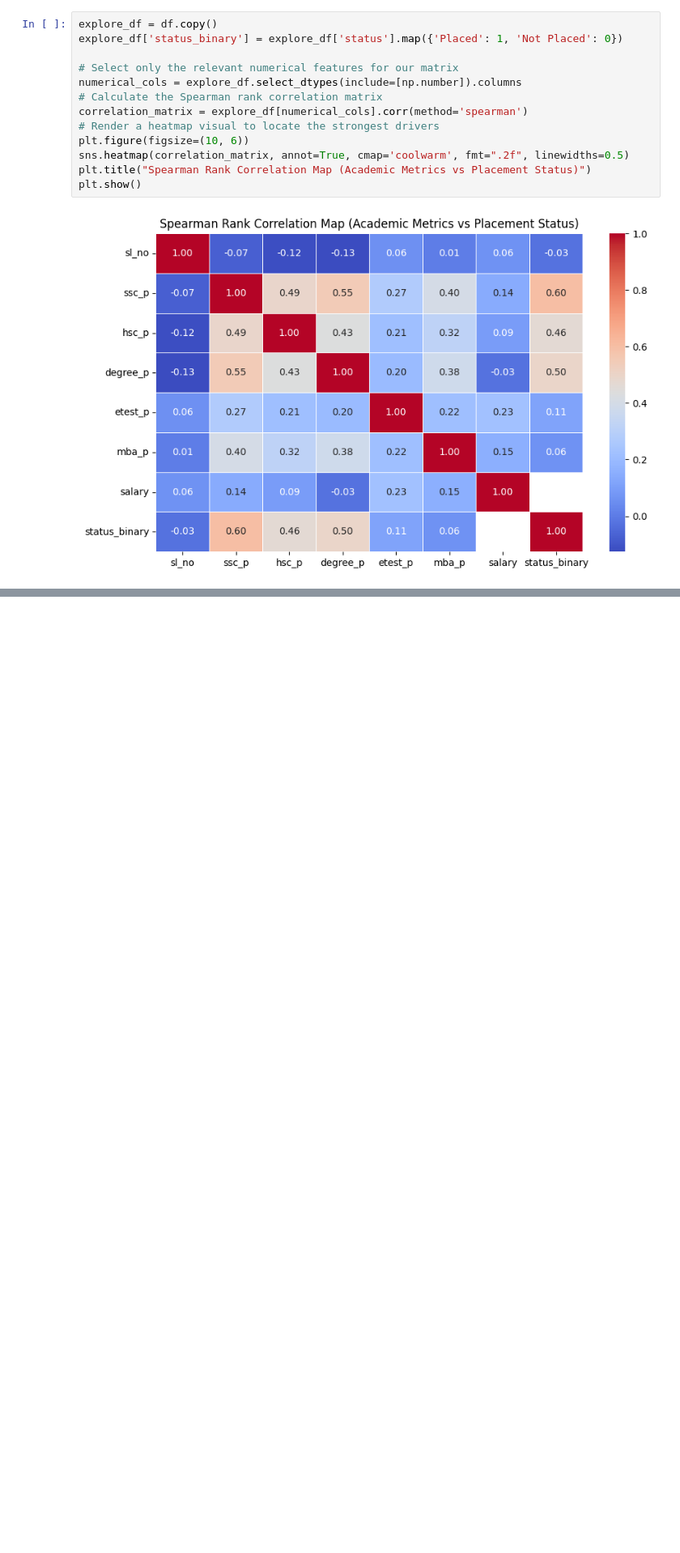
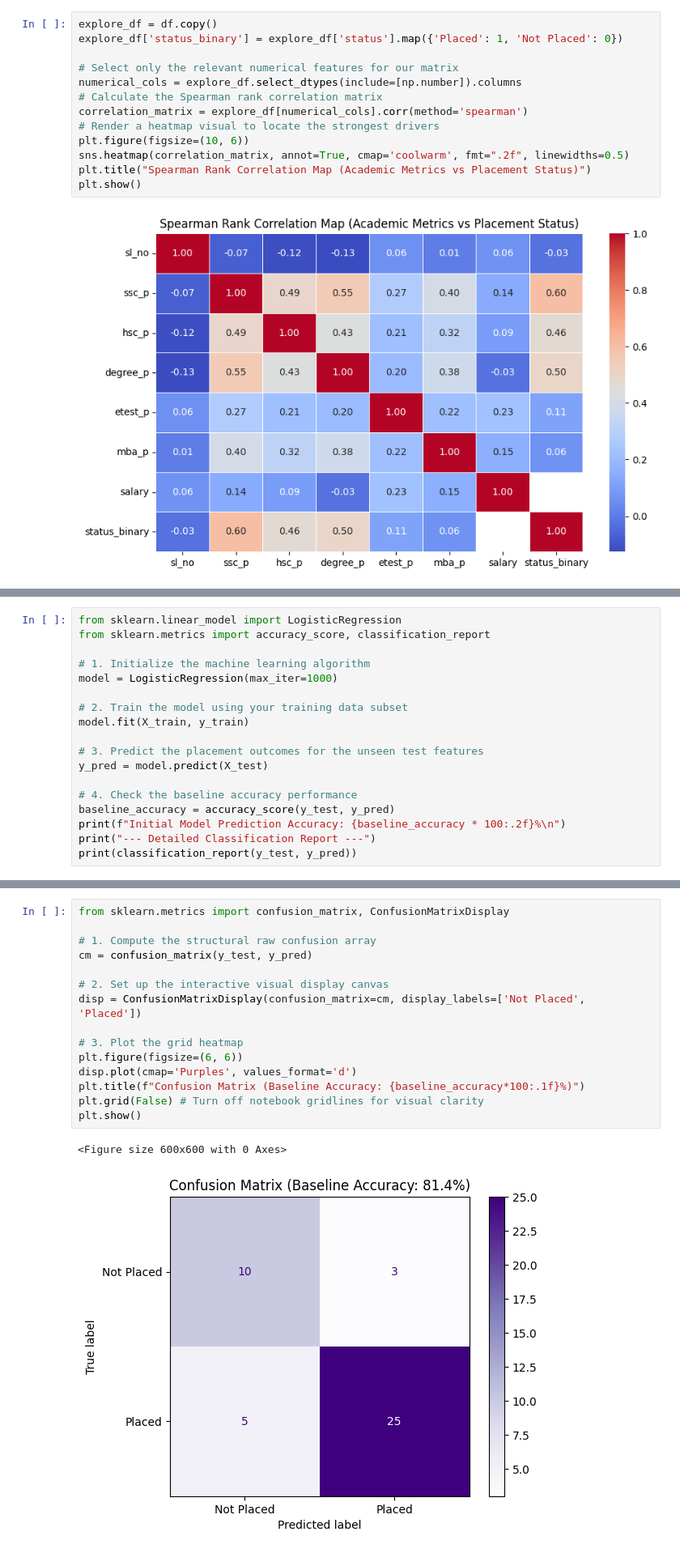
Before and after one commit to Vani0Goel0/Campus-Placement-Prediction, a Jupyter notebook: placement_exploration.ipynb, the cells around one changed output, grey strips where cells are left out. Shown at 81% size. Drawn from its saved outputs; the diff is of its cells as text; blank space fills up the shorter version.

Commit message:
Feature: Implemented Logistic Regression baseline model with 81.4% accuracy

```diff
--- a/placement_exploration.ipynb
+++ b/placement_exploration.ipynb
@@ -107,0 +159,18 @@ plt.show()
+# %%
+from sklearn.linear_model import LogisticRegression
+from sklearn.metrics import accuracy_score, classification_report
+
+# 1. Initialize the machine learning algorithm
+model = LogisticRegression(max_iter=1000)
+
+# 2. Train the model using your training data subset
+model.fit(X_train, y_train)
+
+# 3. Predict the placement outcomes for the unseen test features
+y_pred = model.predict(X_test)
+
+# 4. Check the baseline accuracy performance
+baseline_accuracy = accuracy_score(y_test, y_pred)
+print(f"Initial Model Prediction Accuracy: {baseline_accuracy * 100:.2f}%\n")
+print("--- Detailed Classification Report ---")
+print(classification_report(y_test, y_pred))
@@ -107,0 +212,18 @@ plt.show()
+# %%
+from sklearn.metrics import confusion_matrix, ConfusionMatrixDisplay
+
+# 1. Compute the structural raw confusion array
+cm = confusion_matrix(y_test, y_pred)
+
+# 2. Set up the interactive visual display canvas
+disp = ConfusionMatrixDisplay(confusion_matrix=cm, display_labels=['Not Placed', 'Placed'])
+
+# 3. Plot the grid heatmap
+plt.figure(figsize=(6, 6))
+disp.plot(cmap='Purples', values_format='d')
+plt.title(f"Confusion Matrix (Baseline Accuracy: {baseline_accuracy*100:.1f}%)")
+plt.grid(False) # Turn off notebook gridlines for visual clarity
+plt.show()
+# %% [output]
+<Figure size 600x600 with 0 Axes>
+[figure, added]
```
Also changed, not shown: parts of 5 cells of this notebook.
